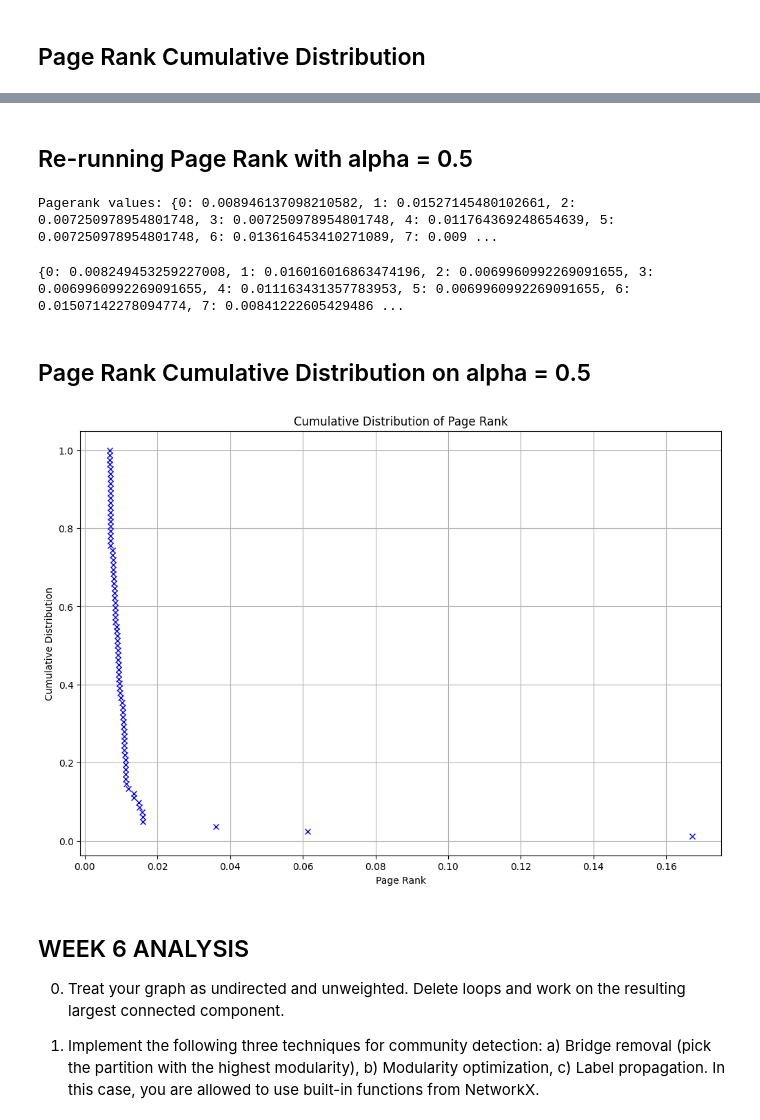
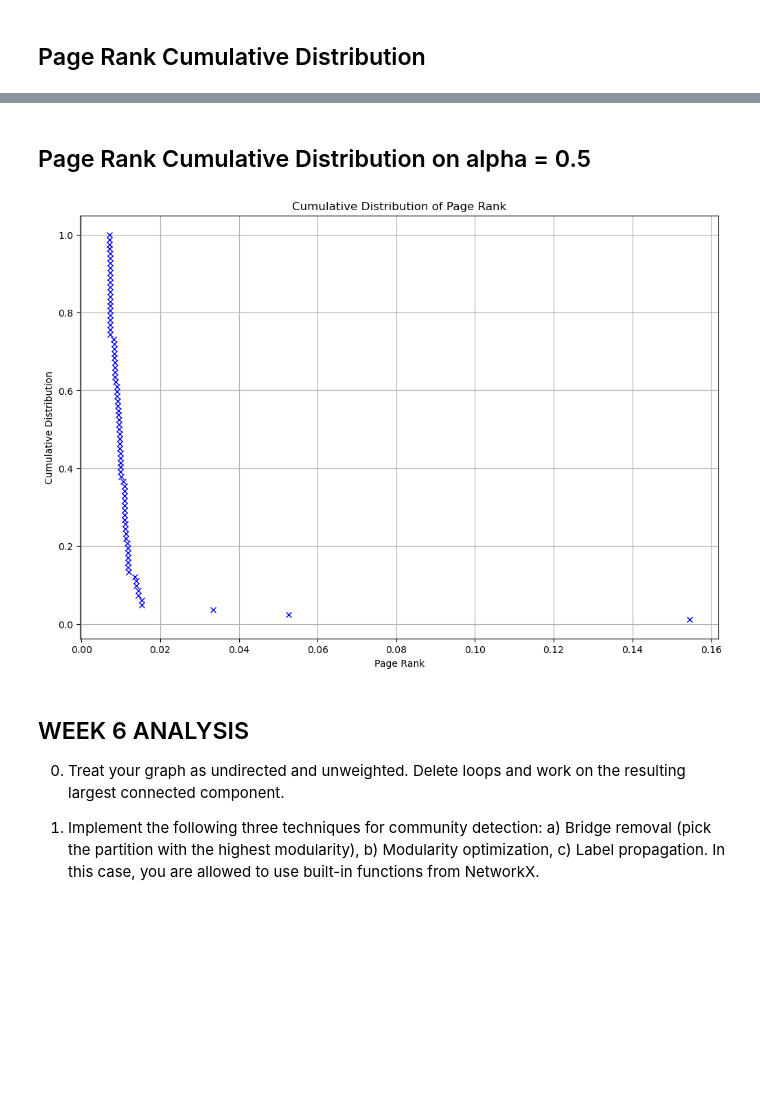
Before and after one commit to MattiaCervelli/Group-Project-SNA, a Jupyter notebook: Final_Graph(complete).ipynb, the cells around one changed output, grey strips where cells are left out. Saved outputs shown, nothing was run; the diff lists cells and outputs as text; code cells hidden in the pictures; blank space fills up the shorter version.

```diff
--- a/Final_Graph(complete).ipynb
+++ b/Final_Graph(complete).ipynb
@@ -50,8 +50,8 @@ import time
 
 **OPENING THE FILE:**
 # %%
-nodes_df = pd.read_csv('nodes.csv')
-edges_df = pd.read_csv('edges.csv')
+nodes_df = pd.read_csv('/Users/mattiacervelli/Desktop/MaCS/SECOND_YEAR/Group Project SNA/a) Catch_me_if_you_can/nodes.csv')
+edges_df = pd.read_csv('/Users/mattiacervelli/Desktop/MaCS/SECOND_YEAR/Group Project SNA/a) Catch_me_if_you_can/edges.csv')
 # %% [markdown]
 The following line takes the *' viz'* column of the *nodes_df* DataFrame and performs two operations:
 
@@ -420,0 +381,20 @@ print(pagerank_scores)
+# %%
+def compute_pagerank(G, alpha=0.15, max_iter=100, convergence=1e-6):
+    N = len(G)
+    if N == 0:
+        return {}
+    rank = {node: 1/N for node in G}
+
+    out_links = {node: len(list(G.neighbors(node))) for node in G}
+
+    for iteration in range(max_iter):
+        new_rank = {}
+        for node in G:
+            rank_sum = sum(rank[neighbor] / out_links[neighbor] for neighbor in G.neighbors(node))
+            new_rank[node] = (alpha/N) + (1-alpha) * rank_sum
+        if all(abs(new_rank[node] - rank[node]) <= convergence for node in G):
+            return new_rank, iteration + 1
+
+        rank = new_rank
+
+    return rank, max_iter
@@ -435,0 +438,4 @@ Is obvious by the plot of the graph that node 22 is the most central and the pos
+# %%
+pagerank_custom, iterations = compute_pagerank(G, alpha=0.50)
+for node in sorted(pagerank):
+    print(f"Node {node}: 0.15 Pagerank = {pagerank[node]}, 0.50 Pagerank = {pagerank_custom[node]}")
@@ -470,61 +477,20 @@ plt.show()
-# %% [markdown]
-## Re-running Page Rank with alpha = 0.5 ##
-# %%
-def compute_pagerank(G, degrees, alpha=0.5, max_iterations=200, convergence_threshold=1e-6):
-    N = len(degrees)
-    pagerank = {node: 1/N for node in G}
-
-    for _ in range(max_iterations):
-        new_pagerank = {}
-        for node in G:
-            incoming_sum = 0
-            for neighbor in G[node]:
-                if degrees[neighbor] > 0:
-                    incoming_sum += pagerank[neighbor] / degrees[neighbor]
-            new_pagerank[node] = (1 - alpha) / N + alpha * incoming_sum
-
-        converged = True
-        for node in G:
-            difference = (new_pagerank[node] - pagerank[node]) if (new_pagerank[node] > pagerank[node]) else (pagerank[node] - new_pagerank[node])
-
-            if difference >= convergence_threshold:
-                converged = False
-                break
-
-        if converged:
-            return new_pagerank
-
-        pagerank = new_pagerank
-
-    return pagerank
-
-degrees = compute_degrees(edges_df)
-pagerank_values = compute_pagerank(G, degrees)
-print('Pagerank values:', pagerank_values)
-# %% [output]
-Pagerank values: {0: 0.008946137098210582, 1: 0.01527145480102661, 2: 0.007250978954801748, 3: 0.007250978954801748, 4: 0.011764369248654639, 5: 0.007250978954801748, 6: 0.013616453410271089, 7: 0.009 ...
-# %%
-pagerank_scores = nx.pagerank(G, alpha = 0.5)
-print(pagerank_scores)
-# %% [output]
-{0: 0.008249453259227008, 1: 0.016016016863474196, 2: 0.0069960992269091655, 3: 0.0069960992269091655, 4: 0.011163431357783953, 5: 0.0069960992269091655, 6: 0.01507142278094774, 7: 0.00841222605429486 ...
 # %% [markdown]
 ## Page Rank Cumulative Distribution on alpha = 0.5 ##
 # %%
-pagerank_values = sorted(list(pagerank_scores.values()))
+pagerank_values = sorted(list(pagerank_custom.values()))
 
 ccdf_y = np.arange(1, len(pagerank_values) + 1)[::-1] / len(pagerank_values)
 ccdf_x = pagerank_values
 
 plt.figure(figsize=(12,8))
 plt.plot(ccdf_x, ccdf_y, "x", color='blue')
 plt.xlabel('Page Rank')
 plt.ylabel('Cumulative Distribution')
 plt.title('Cumulative Distribution of Page Rank')
 plt.grid(True, which="both")
 plt.show()
 # %% [output]
-[figure, old version]
+[figure, new version]
 # %% [markdown]
 ## WEEK 6 ANALYSIS ##
 
```
Also changed, not shown: parts of 14 cells of this notebook.
